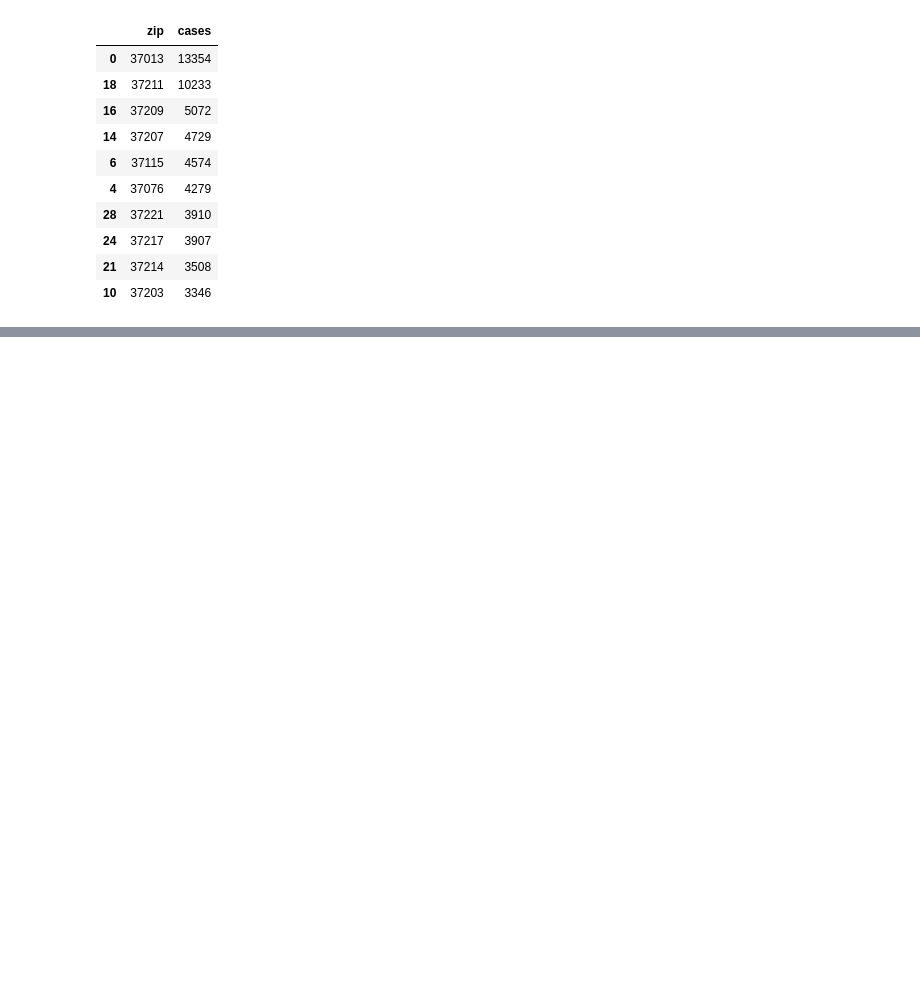
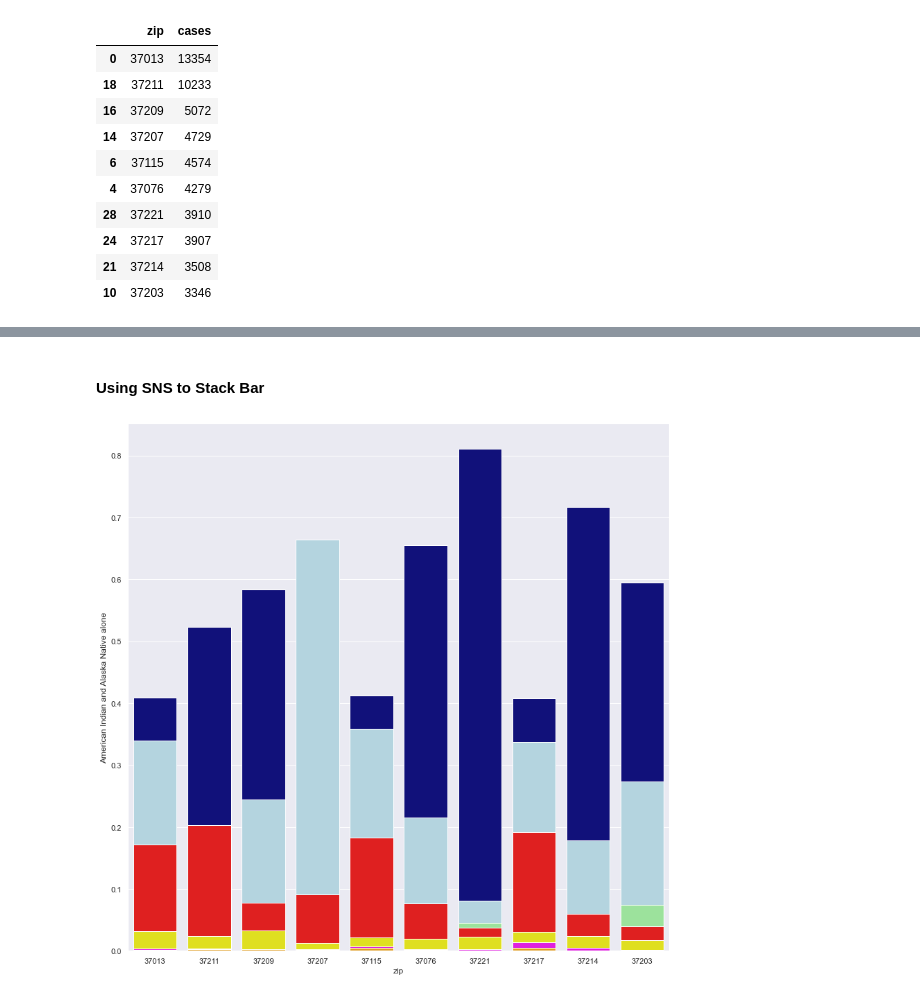
Before and after one commit to Engu12/nash-covid-cases-vaccines-honky_tonkin, a Jupyter notebook: notebook/EDAbook.ipynb, the cells around one changed output, grey strips where cells are left out. Saved outputs shown, nothing was run; the diff lists cells and outputs as text; code cells hidden in the pictures; blank space fills up the shorter version.

```diff
--- a/notebook/EDAbook.ipynb
+++ b/notebook/EDAbook.ipynb
@@ -525,0 +545,36 @@ Text(0.5, 1.0, 'Covid Cases by zip')
+# %% [markdown]
+#### Using SNS to Stack Bar
+# %%
+# load dataset
+#ethnicity = sns.load_dataset("merge_zip")
+
+# set plot style: grey grid in the background:
+sns.set(style="darkgrid")
+# set the figure size
+plt.figure(figsize=(14, 14))
+
+# bar chart 1 -> top bars (group of 'White alone')
+White = sns.barplot(x="zip",  y="White alone", data=merge_zip, color='darkblue')
+
+# bar chart 2 -> top bars (group of 'Black or African American alone')
+African_American = sns.barplot(x="zip",  y="Black or African American alone", data=merge_zip, color='lightblue')
+
+# bar chart 3 -> top bars (group of 'Asian alone')
+Asian = sns.barplot(x="zip",  y="Asian alone", data=merge_zip, color='lightgreen')
+
+# bar chart 4 -> top bars (group of 'Hispanic or Latino')
+Latino = sns.barplot(x="zip",  y="Hispanic or Latino", data=merge_zip, color='red')
+
+# bar chart 5 -> top bars (group of 'Two or more races')
+Two_more_races = sns.barplot(x="zip",  y="Two or more races", data=merge_zip, color='yellow')
+
+# bar chart 6 -> top bars (group of 'Some other race alone')
+Some_other = sns.barplot(x="zip",  y="Some other race alone", data=merge_zip, color='magenta')
+
+# bar chart 7 -> top bars (group of 'Native Hawaiian and Other Pacific Islander alone')
+Pacific = sns.barplot(x="zip",  y="Native Hawaiian and Other Pacific Islander alone", data=merge_zip, color='green')
+
+# bar chart 8-> top bars (group of 'American Indian and Alaska Native alone')
+American_Indian = sns.barplot(x="zip",  y="American Indian and Alaska Native alone", data=merge_zip, color='orange')
+# %% [output]
+[figure, added]
```
Also changed, not shown: parts of 3 cells of this notebook, 1 other file.
